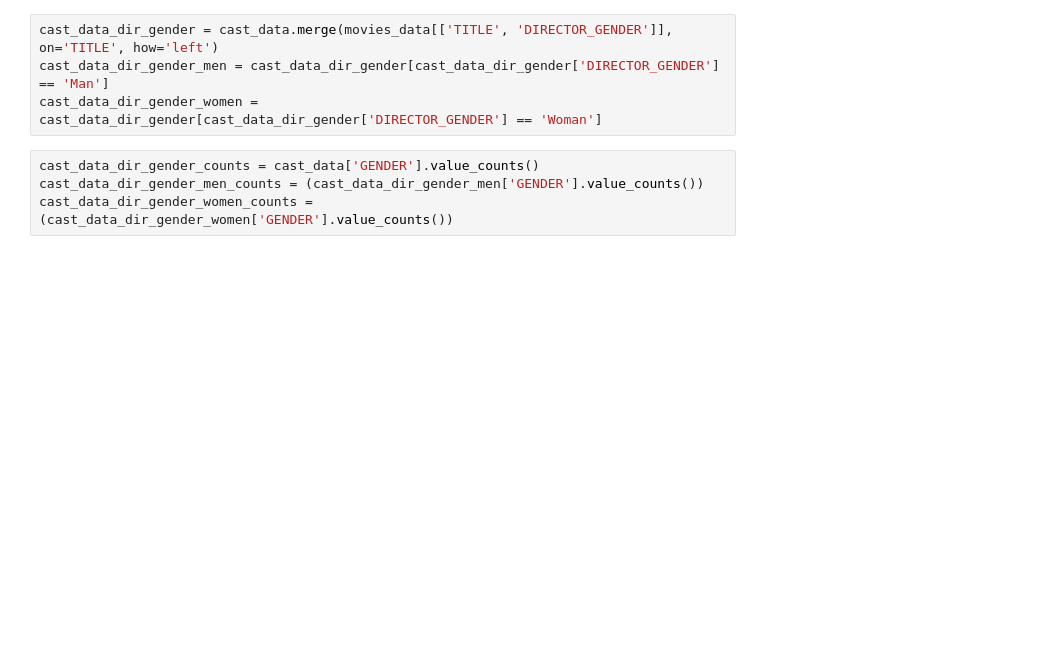
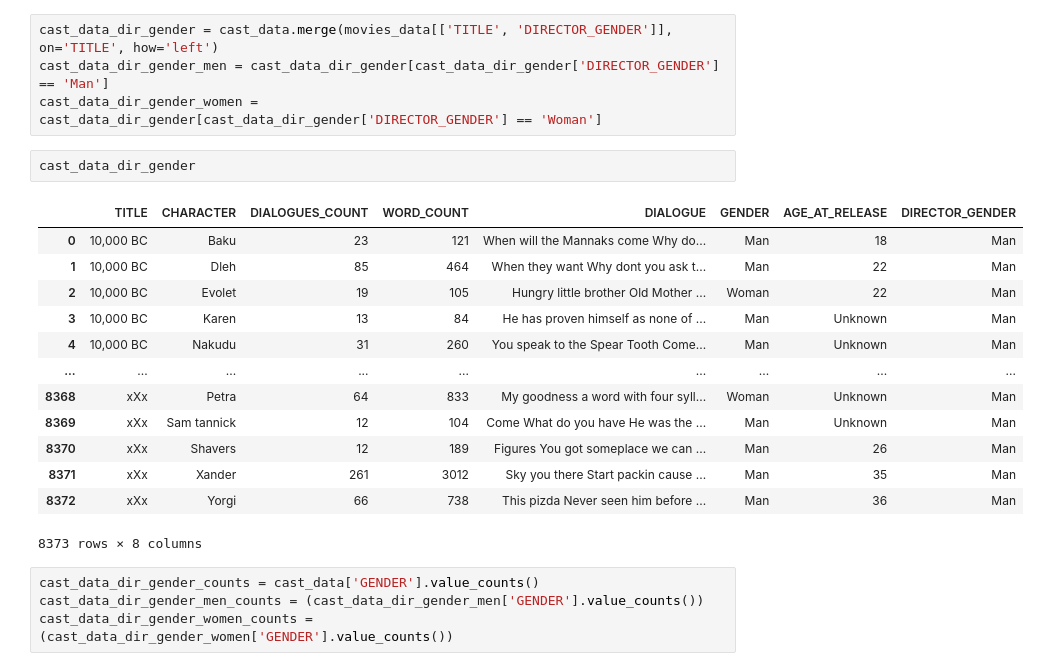
Before and after one commit to Zoo2002/Gender-Analysis-For-21st-Century-Movies, a Jupyter notebook: analysis/data_analysis.ipynb, the cells around one changed output. Cells and saved outputs as stored; diff of their text form; blank space fills up the shorter version.

```diff
--- a/analysis/data_analysis.ipynb
+++ b/analysis/data_analysis.ipynb
@@ -235,6 +282,22 @@ Characters gender (by director's gender)
 cast_data_dir_gender = cast_data.merge(movies_data[['TITLE', 'DIRECTOR_GENDER']], on='TITLE', how='left')
 cast_data_dir_gender_men = cast_data_dir_gender[cast_data_dir_gender['DIRECTOR_GENDER'] == 'Man']
 cast_data_dir_gender_women = cast_data_dir_gender[cast_data_dir_gender['DIRECTOR_GENDER'] == 'Woman']
+# %%
+cast_data_dir_gender
+# %% [output]
+|  | TITLE | CHARACTER | DIALOGUES_COUNT | WORD_COUNT | DIALOGUE | GENDER | AGE_AT_RELEASE | DIRECTOR_GENDER |
+| 0 | 10,000 BC | Baku | 23 | 121 | When will the Mannaks come Why do... | Man | 18 | Man |
+| 1 | 10,000 BC | Dleh | 85 | 464 | When they want Why dont you ask t... | Man | 22 | Man |
+| 2 | 10,000 BC | Evolet | 19 | 105 | Hungry little brother Old Mother ... | Woman | 22 | Man |
+| 3 | 10,000 BC | Karen | 13 | 84 | He has proven himself as none of ... | Man | Unknown | Man |
+| 4 | 10,000 BC | Nakudu | 31 | 260 | You speak to the Spear Tooth Come... | Man | Unknown | Man |
+| ... | ... | ... | ... | ... | ... | ... | ... | ... |
+| 8368 | xXx | Petra | 64 | 833 | My goodness a word with four syll... | Woman | Unknown | Man |
+| 8369 | xXx | Sam tannick | 12 | 104 | Come What do you have He was the ... | Man | Unknown | Man |
+| 8370 | xXx | Shavers | 12 | 189 | Figures You got someplace we can ... | Man | 26 | Man |
+| 8371 | xXx | Xander | 261 | 3012 | Sky you there Start packin cause ... | Man | 35 | Man |
+| 8372 | xXx | Yorgi | 66 | 738 | This pizda Never seen him before ... | Man | 36 | Man |
+8373 rows × 8 columns
 # %%
 cast_data_dir_gender_counts = cast_data['GENDER'].value_counts()
 cast_data_dir_gender_men_counts = (cast_data_dir_gender_men['GENDER'].value_counts())
```
Also changed, not shown: parts of 18 cells of this notebook.
